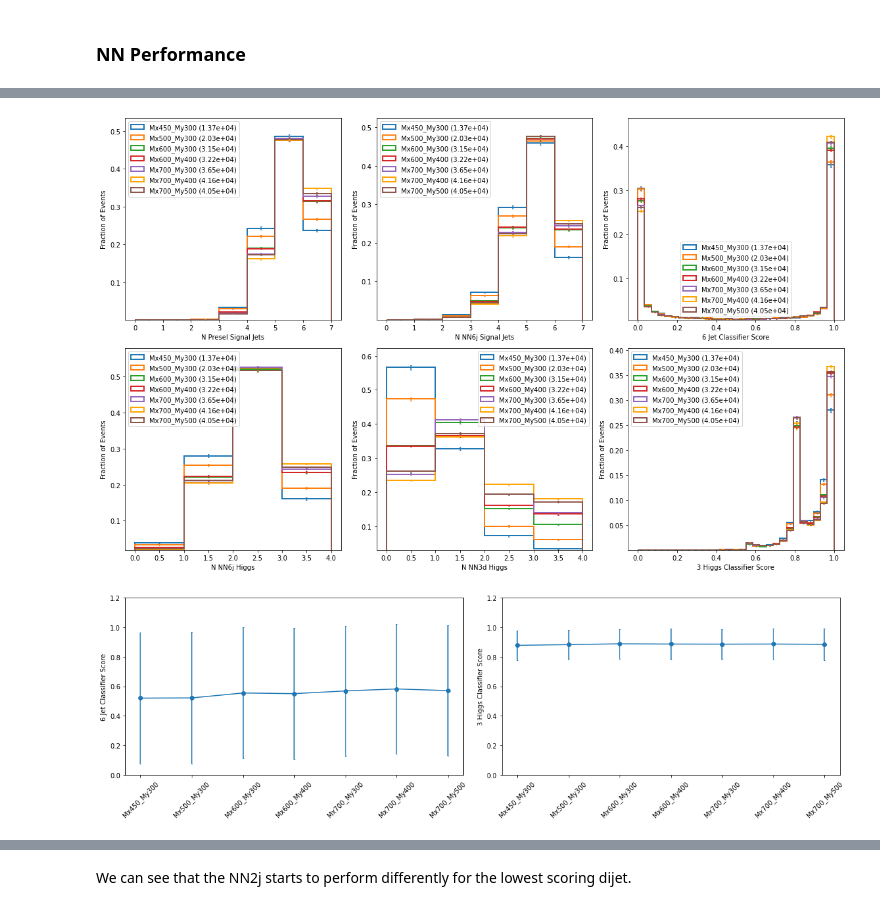
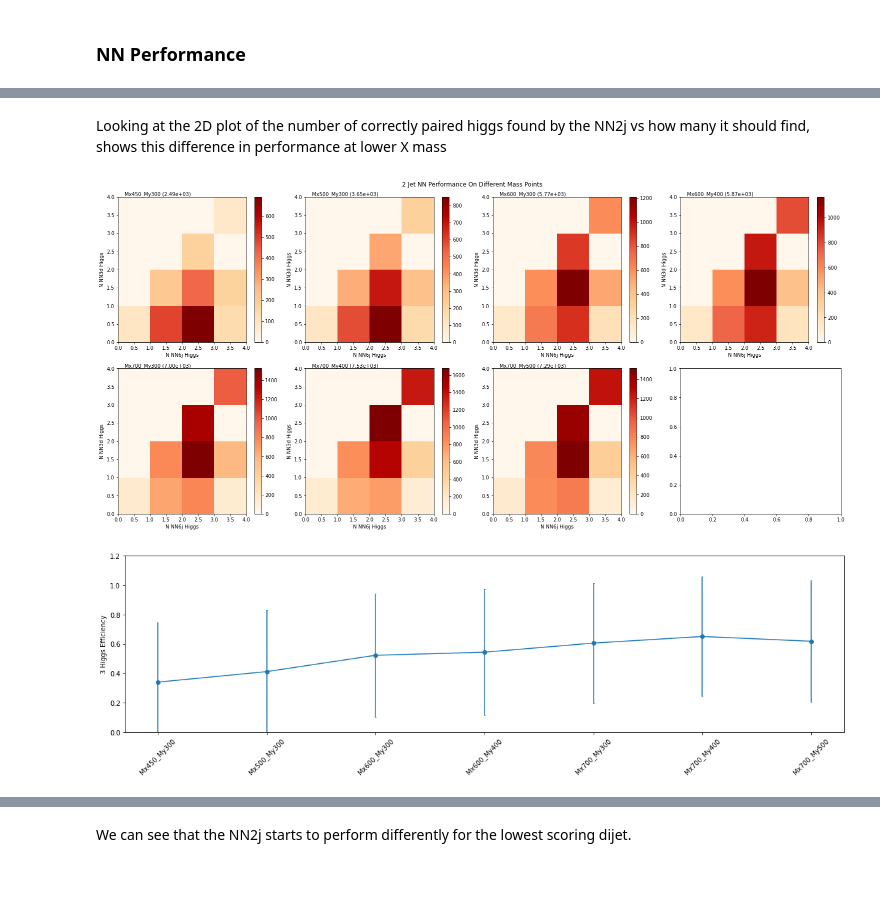
Before and after one commit to ekoenig4/analysis, a Jupyter notebook: jupyter/model_study.ipynb, the cells around one changed output, grey strips where cells are left out. Drawn from its saved outputs; the diff is of its cells as text; code cells hidden in the pictures; blank space fills up the shorter version.

Commit message:
update model study

```diff
--- a/jupyter/model_study.ipynb
+++ b/jupyter/model_study.ipynb
@@ -45,7 +45,8 @@ def count_all_higgs(jet_signalId):
 # %%
 treeiter.extend(kwargs=lambda tree: dict(
     nfound_nn_all_h=count_all_higgs(tree.nn_jet_signalId),
-    nfound_t6_all_h=count_all_higgs(tree.t6_jet_signalId)
+    nfound_t6_all_h=count_all_higgs(tree.t6_jet_signalId),
+    nn_higgs_m_sorted=tree.nn_higgs_m[ak.argsort(tree.nn_higgs_2j_score,axis=-1)]
 ))
 
 treeiter.extend(kwargs=lambda tree: dict(
@@ -53,7 +54,11 @@ treeiter.extend(kwargs=lambda tree: dict(
     nn_3d_eff=safe_divide(tree.nfound_nn_h, tree.nfound_nn_all_h, default=1),
     nn_2j_avg=ak.mean(tree.nn_higgs_2j_score,axis=-1),
     nn_2j_min=ak.min(tree.nn_higgs_2j_score,axis=-1),
+    nn_2j_mid=np.median(tree.nn_higgs_2j_score.to_numpy(),axis=-1),
     nn_2j_max=ak.max(tree.nn_higgs_2j_score,axis=-1),
+    nn_2j_min_m=tree.nn_higgs_m_sorted[:,0],
+    nn_2j_mid_m=tree.nn_higgs_m_sorted[:,1],
+    nn_2j_max_m=tree.nn_higgs_m_sorted[:,2],
     nn_invm0_eff=safe_divide(tree.nn_invm0, tree.gen_X_m, default=1),
     nn_invm0_diff=tree.gen_X_m-tree.nn_invm0,
 
@@ -174,13 +298,13 @@ We assign a score to each of these groupings ( groups of 3 dijets ), by taking t
+# %% [markdown]
+Looking at the 2D plot of the number of correctly paired higgs found by the NN2j vs how many it should find, shows this difference in performance at lower X mass
 # %%
-study.quick(treeiter, varlist=["nfound_presel", "nfound_nn","b_6j_score","nfound_nn_all_h", "nfound_nn_h","b_3d_score"], dim=(2, 3), density=1,scale=False)
+study.quick2d(treeiter,varlist=["nfound_nn_all_h","nfound_nn_h"],dim=(2,4),cmap='OrRd',title="2 Jet NN Performance On Different Mass Points",scale=False)
 # %% [output]
-[figure, old version]
+[figure, new version]
 # %%
-fig,axs = plt.subplots(nrows=1,ncols=2,figsize=(16,5))
-
-graph_avgstd(treeiter.b_6j_score,xlabels=treeiter.sample,ylabel="6 Jet Classifier Score",figax=(fig,axs[0]),set=dict(ylim=(0,1.2)))
-graph_avgstd(treeiter.b_3d_score,xlabels=treeiter.sample,ylabel="3 Higgs Classifier Score",figax=(fig,axs[1]),set=dict(ylim=(0,1.2)))
+fig,axs = plt.subplots(nrows=1,ncols=1,figsize=(16,5))
+graph_avgstd(treeiter.nn_3d_eff,ylabel="3 Higgs Efficiency",xlabels=treeiter.sample,figax=(fig,axs),set=dict(ylim=(0,1.2)));
 
 fig.tight_layout()
 # %% [output]
-[figure, old version]
+[figure, new version]
```
Also changed, not shown: parts of 26 cells of this notebook.
